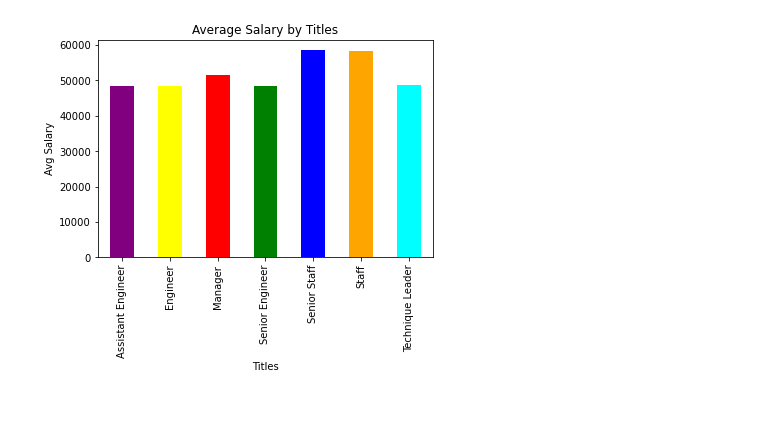
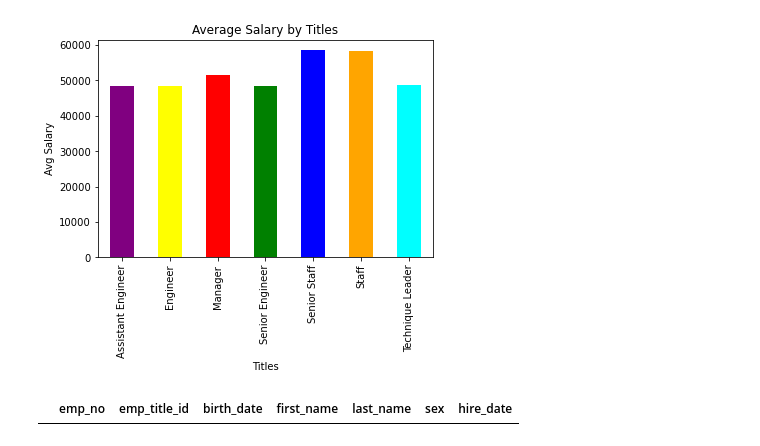
Before and after one commit to Posh007/sql-challenge, a Jupyter notebook: EmployeeSQL/Bonus_SQL.ipynb, the cells around one changed output. Cells and saved outputs as stored; diff of their text form; code cells hidden in the pictures; blank space fills up the shorter version.

```diff
--- a/EmployeeSQL/Bonus_SQL.ipynb
+++ b/EmployeeSQL/Bonus_SQL.ipynb
@@ -147,3 +148,9 @@ plt.title('Average Salary by Titles')
 plt.show()
 # %% [output]
 [figure]
+# %%
+# Search Personal  Employee_ID = 499942
+
+employees.loc[employees["emp_no"] == '499942']
+# %% [output]
+|  | emp_no | emp_title_id | birth_date | first_name | last_name | sex | hire_date |
```
Also changed, not shown: parts of 1 cell of this notebook, 5 other files.
